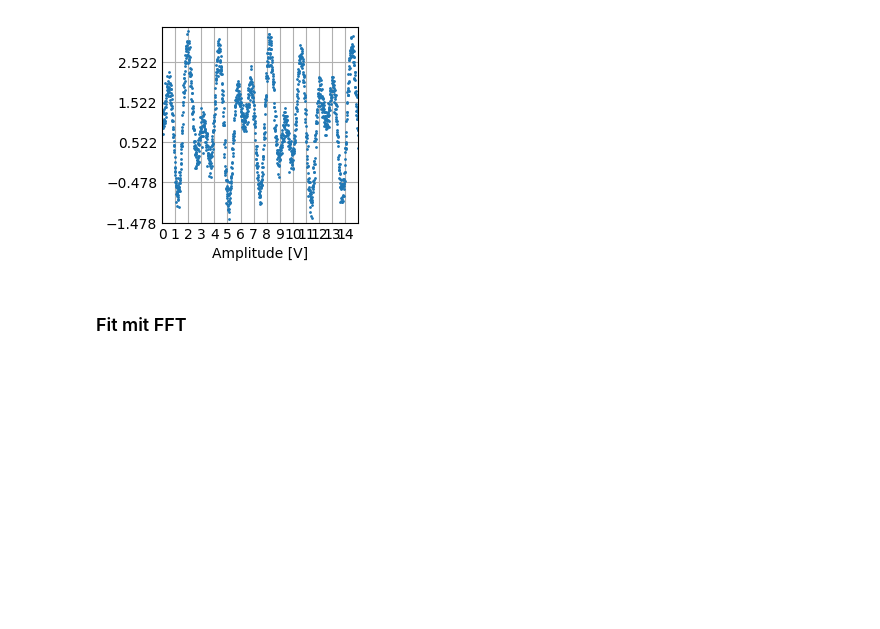
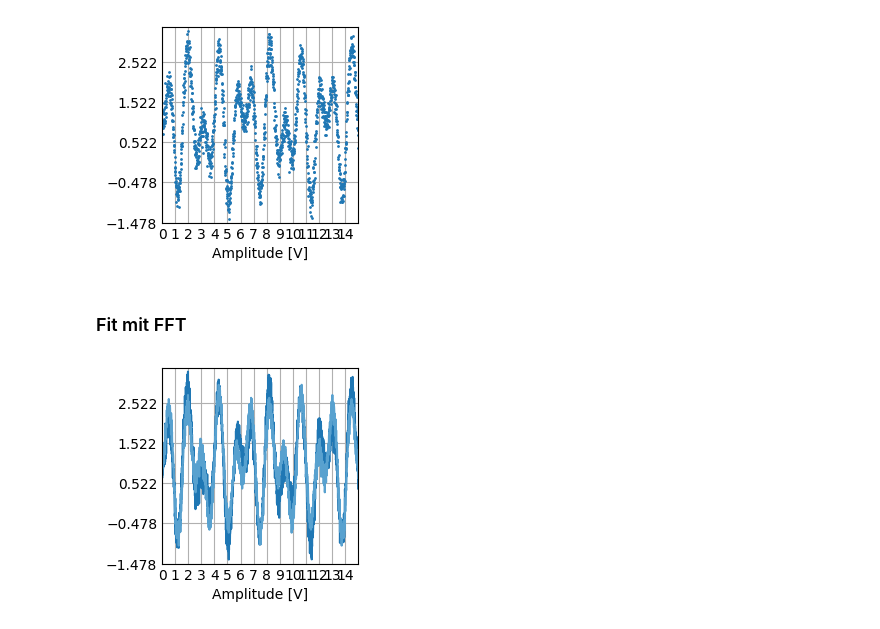
Before and after one commit to roman1100011/NumerikPraktika, a Jupyter notebook: Praktikum 4/Praktikum 4 Berti.ipynb, the cells around one changed output. Cells and saved outputs as stored; diff of their text form; code cells hidden in the pictures; blank space fills up the shorter version.

```diff
--- a/Praktikum 4/Praktikum 4 Berti.ipynb
+++ b/Praktikum 4/Praktikum 4 Berti.ipynb
@@ -42,3 +42,47 @@ plt.show()
 [figure]
 # %% [markdown]
 ### Fit mit FFT
+# %%
+# This is a sample Python script.
+
+# Press ⌃R to execute it or replace it with your code.
+# Press Double ⇧ to search everywhere for classes, files, tool windows, actions, and settings.
+
+
+"""---------Es gibt noch einen fehler bei aufgabe 3 aus ich versuche einen egenen Algorythmuss aus"""
+import numpy as np
+import matplotlib.pyplot as plt
+import sympy as sy
+plt.style.use('_mpl-gallery')
+
+#---------------------------------------Data importieren--------------------------------
+data = np.genfromtxt("data.txt")
+# plot
+
+
+#---------------------------------------Achsen separieren--------------------------------
+x=data[:,0]
+y=data[:,1]
+#--------------------------------------Abtastrate---------------------------------------------
+Ts=np.amax(x)/(len(x)-1)
+#--------------------------------------System---------------------------------------------
+time = np.linspace(0,np.amax(x),len(x))
+spect_raw = np.fft.fft(y)
+spect_raw = spect_raw/len(spect_raw)
+freq = np.fft.fftfreq(time.size,d=0.01)
+
+fit = np.array(np.zeros(len(time)))
+for n in range(len(spect_raw)):
+       for t in range(len(x)):
+              fit[t] = fit[t] +spect_raw.real[n]*np.cos(freq[n]*2*np.pi*x[t])+np.imag(spect_raw.imag[n])*np.sin(freq[n]*2*np.pi*x[t])
+#--------------------------------------Plot---------------------------------------------
+fig, ax = plt.subplots()
+ax.plot(x,y,x,fit)
+ax.set(xlim=(0,np.amax(x)), xticks=np.arange(0, np.amax(x)),
+       ylim=(np.amin(y)-0.1, np.amax(y)+0.1), yticks=np.arange(np.amin(y)-0.1, np.amax(y)+0.1))
+ax.set_xlabel("time [s]")
+ax.set_xlabel("Amplitude [V]")
+
+plt.show()
+# %% [output]
+[figure, added]
```
Also changed, not shown: 1 other file.
